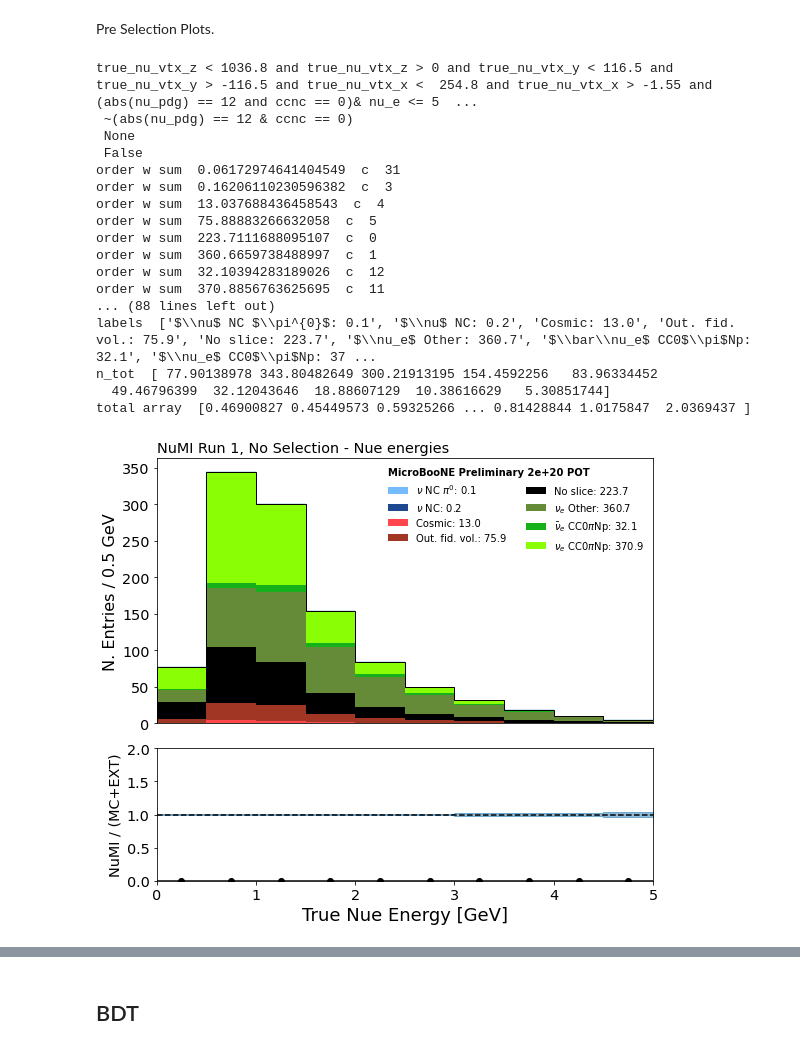
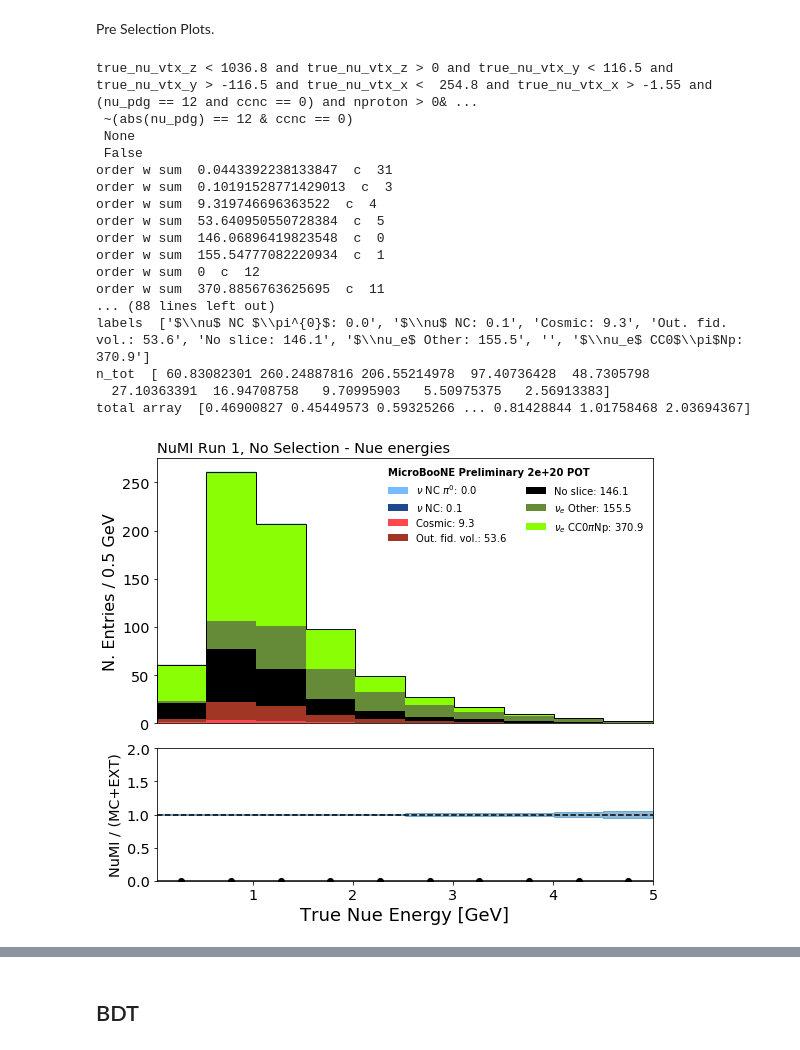
Before and after one commit to afm1g15/PELEE, a Jupyter notebook: PlotterNuMIBDT1eNp_Alex.ipynb, the cells around one changed output, grey strips where cells are left out. Saved outputs shown, nothing was run; the diff lists cells and outputs as text; code cells hidden in the pictures.

```diff
--- a/PlotterNuMIBDT1eNp_Alex.ipynb
+++ b/PlotterNuMIBDT1eNp_Alex.ipynb
@@ -157,7 +157,7 @@ variables = ["run", "sub", "evt",
             "shr_tkfit_nhits_U", "shr_tkfit_nhits_V", "shr_tkfit_nhits_Y", "n_tracks_contained",
             "n_showers", "n_tracks", "shr_energy_cali", "n_showers_contained", "tksh_distance", "tksh_angle",
              "trkshrhitdist2", 'shrsubclusters0', 'shrsubclusters1', 'shrsubclusters2',
-             "shr_energy_tot_cali", 'trk_energy_tot', 'nproton']
+             "shr_energy_tot_cali", 'trk_energy_tot', 'nproton', 'trk_energy']
 
 """
 varlist = [
@@ -620,49 +644,49 @@ import matplotlib
 
 # DID YOU CHANGE BACK THE SYSTEMATICS???
 
-VARIABLE, BINS, RANGE, XTIT = 'nu_e', 10, (0.0,5.0), r"True Nue Energy [GeV]"
+VARIABLE, BINS, RANGE, XTIT = 'nu_e', 10, (0.04,5.0), r"True Nue Energy [GeV]"
 
-#in the fiducial volume
+#true nueCCNp in the fiducial volume. No abs(12) as only wants nu not anti!
 fiduc = "true_nu_vtx_z < 1036.8 and true_nu_vtx_z > 0 and true_nu_vtx_y < 116.5 and true_nu_vtx_y > -116.5 and true_nu_vtx_x < \
- 254.8 and true_nu_vtx_x > -1.55 and (abs(nu_pdg) == 12 and ccnc == 0)"
+ 254.8 and true_nu_vtx_x > -1.55 and (nu_pdg == 12 and ccnc == 0) and nproton > 0"
 FID_QUERY = fiduc
 
 #This is the making of the actual plot
 fig, ax1, ax2 = my_plotter.plot_variable(
     VARIABLE,
     query= FID_QUERY ,
     kind="event_category", # this splits up the MC in many physics categories
     draw_sys  = False, # We plot the PPFX, GENIE and ReInteraction Systematics (the other systematics are to be implemented)
     draw_data = False, # need this to plot MC!
     draw_geoSys = True,
     genieweight = "weightSplineTimesTuneTimesPPFX", # This is the official weight we calculated before.
     stacksort=3, # order of categories
     title=XTIT, # Name of X axis
     bins=BINS,
     range=RANGE,
 )[0:3]
 
 
 ax1.set_title('NuMI Run 1, No Selection - Nue energies',loc='left')
 fig.tight_layout()
 #fig.savefig("/Users/elenag/Desktop/NuMI/NuMI4PeLEE/Sidebands/Figures/NuMI/1eNp/BDTFinalFullMC/"+VARIABLE+"_varCV.pdf")
 #print('%s %.4f %.4f %.4f ' % (VARIABLE, my_plotter.stats['pvalue'], my_plotter.stats['pvaluestatonly'],my_plotter.stats['pvaluediag'])+"\n")
 # %% [output]
-true_nu_vtx_z < 1036.8 and true_nu_vtx_z > 0 and true_nu_vtx_y < 116.5 and true_nu_vtx_y > -116.5 and true_nu_vtx_x <  254.8 and true_nu_vtx_x > -1.55 and (abs(nu_pdg) == 12 and ccnc == 0)& nu_e <= 5  ...
+true_nu_vtx_z < 1036.8 and true_nu_vtx_z > 0 and true_nu_vtx_y < 116.5 and true_nu_vtx_y > -116.5 and true_nu_vtx_x <  254.8 and true_nu_vtx_x > -1.55 and (nu_pdg == 12 and ccnc == 0) and nproton > 0& ...
  ~(abs(nu_pdg) == 12 & ccnc == 0)
  None
  False
-order w sum  0.06172974641404549  c  31
-order w sum  0.16206110230596382  c  3
-order w sum  13.037688436458543  c  4
-order w sum  75.88883266632058  c  5
-order w sum  223.7111688095107  c  0
-order w sum  360.6659738488997  c  1
-order w sum  32.10394283189026  c  12
+order w sum  0.0443392238133847  c  31
+order w sum  0.10191528771429013  c  3
+order w sum  9.319746696363522  c  4
+order w sum  53.640950550728384  c  5
+order w sum  146.06896419823548  c  0
+order w sum  155.54777082220934  c  1
+order w sum  0  c  12
 order w sum  370.8856763625695  c  11
 ... (88 lines left out)
-labels  ['$\\nu$ NC $\\pi^{0}$: 0.1', '$\\nu$ NC: 0.2', 'Cosmic: 13.0', 'Out. fid. vol.: 75.9', 'No slice: 223.7', '$\\nu_e$ Other: 360.7', '$\\bar\\nu_e$ CC0$\\pi$Np: 32.1', '$\\nu_e$ CC0$\\pi$Np: 37 ...
-n_tot  [ 77.90138978 343.80482649 300.21913195 154.4592256   83.96334452
-  49.46796399  32.12043646  18.88607129  10.38616629   5.30851744]
-total array  [0.46900827 0.45449573 0.59325266 ... 0.81428844 1.0175847  2.0369437 ]
+labels  ['$\\nu$ NC $\\pi^{0}$: 0.0', '$\\nu$ NC: 0.1', 'Cosmic: 9.3', 'Out. fid. vol.: 53.6', 'No slice: 146.1', '$\\nu_e$ Other: 155.5', '', '$\\nu_e$ CC0$\\pi$Np: 370.9']
+n_tot  [ 60.83082301 260.24887816 206.55214978  97.40736428  48.7305798
+  27.10363391  16.94708758   9.70995903   5.50975375   2.56913383]
+total array  [0.46900827 0.45449573 0.59325266 ... 0.81428844 1.01758468 2.03694367]
-[figure, old version]
+[figure, new version]
```
Also changed, not shown: parts of 80 cells of this notebook, 5 other files.
